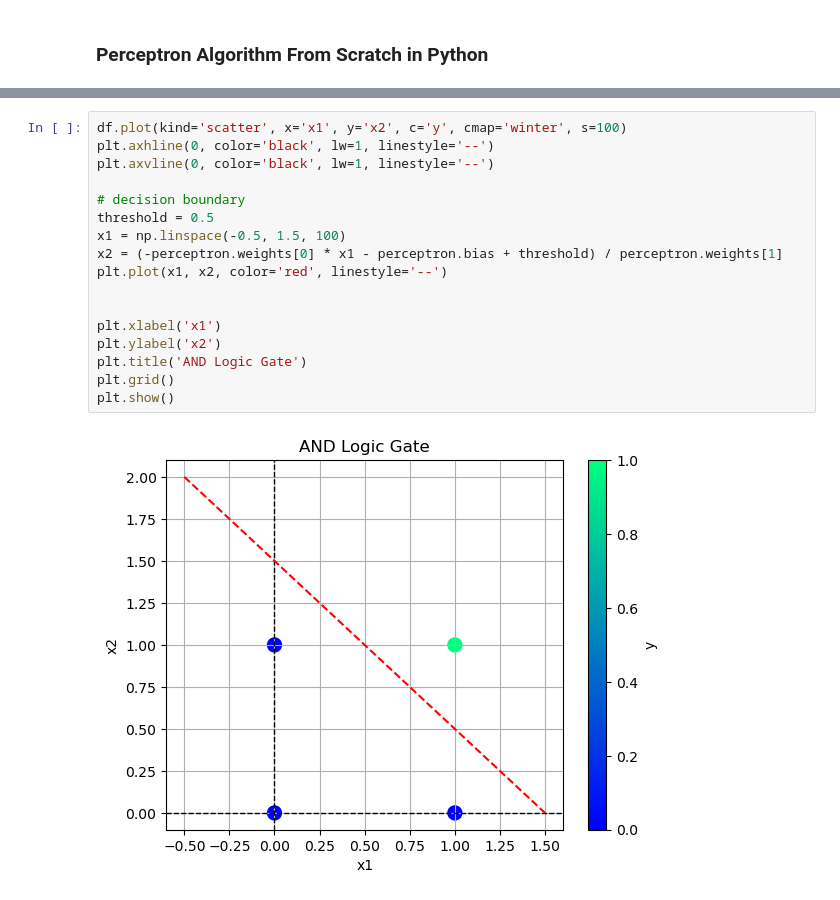
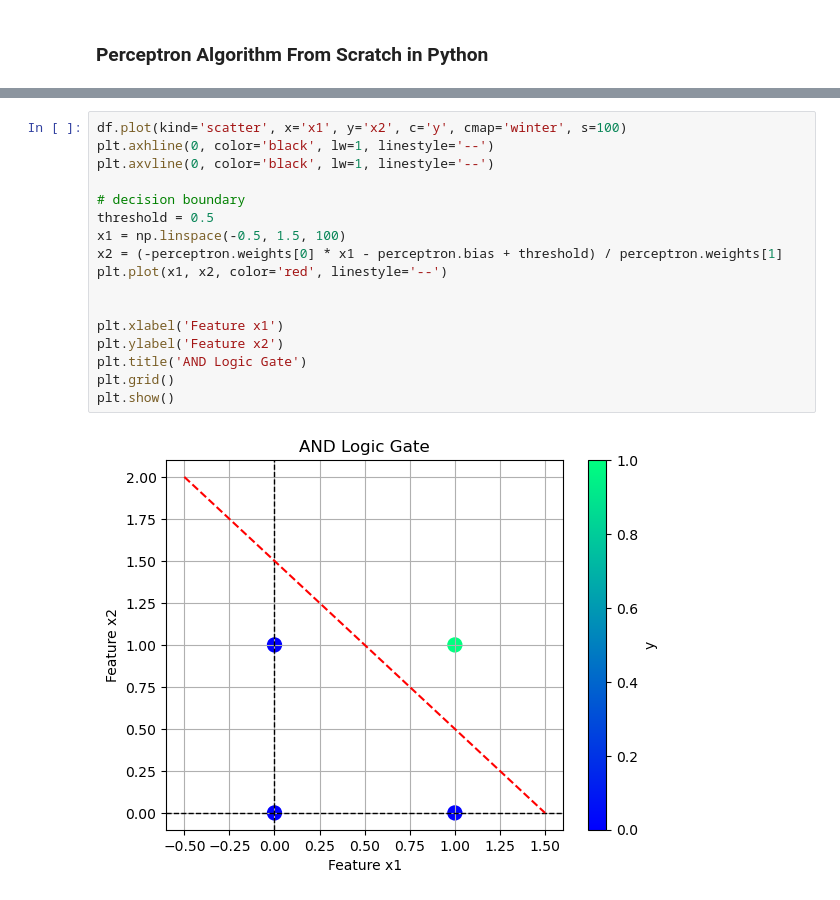
Before and after one commit to himadree-chaudhury/AI-ML-Foundation, a Jupyter notebook: module_02.ipynb, the cells around one changed output, grey strips where cells are left out. Saved outputs shown, nothing was run; the diff lists cells and outputs as text.

```diff
--- a/module_02.ipynb
+++ b/module_02.ipynb
@@ -179,19 +181,19 @@ The predicted labels are: [0 0 0 1]
 # %%
 df.plot(kind='scatter', x='x1', y='x2', c='y', cmap='winter', s=100)
 plt.axhline(0, color='black', lw=1, linestyle='--')
 plt.axvline(0, color='black', lw=1, linestyle='--')
 
 # decision boundary
 threshold = 0.5
 x1 = np.linspace(-0.5, 1.5, 100)
 x2 = (-perceptron.weights[0] * x1 - perceptron.bias + threshold) / perceptron.weights[1]
 plt.plot(x1, x2, color='red', linestyle='--')
 
 
-plt.xlabel('x1')
-plt.ylabel('x2')
+plt.xlabel('Feature x1')
+plt.ylabel('Feature x2')
 plt.title('AND Logic Gate')
 plt.grid()
 plt.show()
 # %% [output]
-[figure, old version]
+[figure, new version]
```
Also changed, not shown: parts of 2 cells of this notebook, 2 other files.
